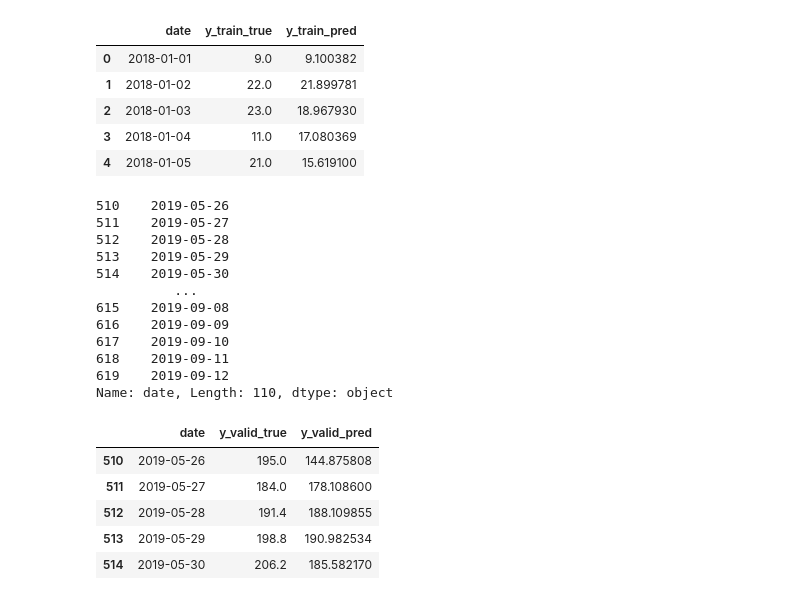
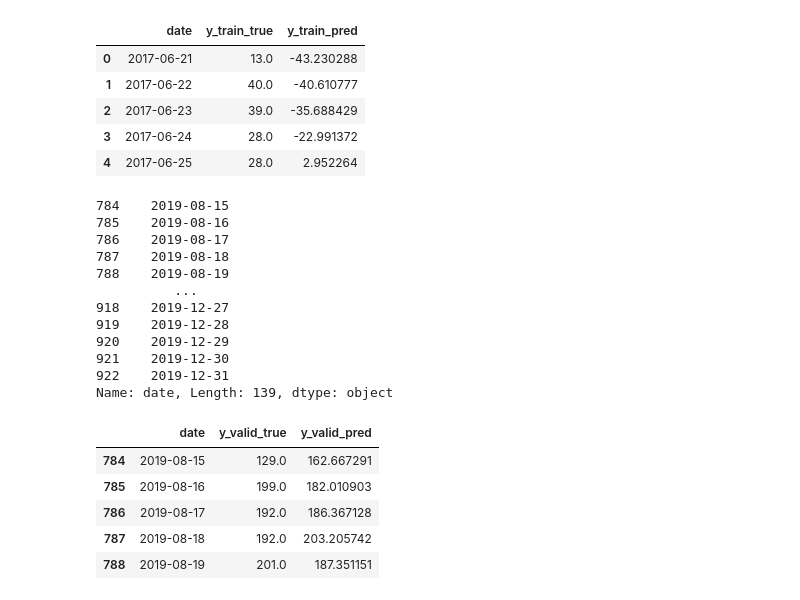
Before and after one commit to euisuk-chung/Bike-Share-Analysis, a Jupyter notebook: Notebooks/euisuk/04_run_SVR(cleaned).ipynb, the cells around one changed output. Drawn from its saved outputs; the diff is of its cells as text; code cells hidden in the pictures.

Commit message:
Data Update

```diff
--- a/Notebooks/euisuk/04_run_SVR(cleaned).ipynb
+++ b/Notebooks/euisuk/04_run_SVR(cleaned).ipynb
@@ -39,5 +48,6 @@ y_param = ['cnt']
 # %%
 c_list = [0.001, 0.01, 0.1, 1, 10, 100]
 g_list = [0.001, 0.01, 0.1, 1, 10, 100]
+e_list = [0.001, 0.01, 0.1, 1, 10, 100]
 k_list = ['linear', 'rbf', 'poly', 'sigmoid']
 # %%
@@ -105,5 +119,5 @@ def grid_search_SVR(train_data, valid_data, c_list, g_list, k_list):
 # %%
-svr_result = grid_search_SVR(train_data, valid_data, c_list, g_list, k_list)
+svr_result = grid_search_SVR(train_data, valid_data, c_list, g_list, k_list, e_list)
 # %% [output]
 linear
 rbf
@@ -134,3 +148,2 @@ svr_result.head()
 # %%
-svr_result=svr_result.sort_values(by=['MAE'], axis=0)
-svr_result
+svr_result=svr_result.sort_values(by=['MSE'], axis=0)
@@ -160,9 +162,9 @@ rbf / 100.0 / 0.1
 # %%
 # try with best param
-X_train = train_data[X_param]
-y_train = train_data[y_param]
-X_test = valid_data[X_param]
-y_test = valid_data[y_param]
+X_train = val_train_data[X_param]
+y_train = val_train_data[y_param]
+X_test = test_data[X_param]
+y_test = test_data[y_param]
 
 # scale data
 sc=StandardScaler()
@@ -177,3 +179,9 @@ ksvr.fit(X_train_std,y_train)
 # predict model
 y_train_pred=ksvr.predict(X_train_std) # kernel SVR을 이용한 #test set의 y예측치 구하기
 y_test_pred=ksvr.predict(X_test_std) # kernel SVR을 이용한 #test set의 y예측치 구하기
+
+# get perfomance metric
+MAE = metrics.mean_absolute_error(y_test,y_test_pred)
+MSE = metrics.mean_squared_error(y_test,y_test_pred)
+RMSE = np.sqrt(MSE)
+R2=metrics.r2_score(y_test,y_test_pred)
@@ -211,39 +223,39 @@ Name: date, Length: 510, dtype: object
 # %%
-train_viz = pd.DataFrame({'date' : train_data['date'],
+train_viz = pd.DataFrame({'date' : val_train_data['date'],
                           'y_train_true' : y_train.iloc[:,-1].values,
                           'y_train_pred' : y_train_pred})
 train_viz.head()
 # %% [output]
 |  | date | y_train_true | y_train_pred |
-| 0 | 2018-01-01 | 9.0 | 9.100382 |
-| 1 | 2018-01-02 | 22.0 | 21.899781 |
-| 2 | 2018-01-03 | 23.0 | 18.967930 |
-| 3 | 2018-01-04 | 11.0 | 17.080369 |
-| 4 | 2018-01-05 | 21.0 | 15.619100 |
+| 0 | 2017-06-21 | 13.0 | -43.230288 |
+| 1 | 2017-06-22 | 40.0 | -40.610777 |
+| 2 | 2017-06-23 | 39.0 | -35.688429 |
+| 3 | 2017-06-24 | 28.0 | -22.991372 |
+| 4 | 2017-06-25 | 28.0 | 2.952264 |
 # %%
-valid_data['date']
+test_data['date']
 # %% [output]
-510    2019-05-26
-511    2019-05-27
-512    2019-05-28
-513    2019-05-29
-514    2019-05-30
+784    2019-08-15
+785    2019-08-16
+786    2019-08-17
+787    2019-08-18
+788    2019-08-19
           ...
-615    2019-09-08
-616    2019-09-09
-617    2019-09-10
-618    2019-09-11
-619    2019-09-12
-Name: date, Length: 110, dtype: object
+918    2019-12-27
+919    2019-12-28
+920    2019-12-29
+921    2019-12-30
+922    2019-12-31
+Name: date, Length: 139, dtype: object
 # %%
-valid_viz = pd.DataFrame({'date' : valid_data['date'],
+valid_viz = pd.DataFrame({'date' : test_data['date'],
                           'y_valid_true' : y_test.iloc[:,-1].values,
                           'y_valid_pred' : y_test_pred})
 valid_viz.head()
 # %% [output]
 |  | date | y_valid_true | y_valid_pred |
-| 510 | 2019-05-26 | 195.0 | 144.875808 |
-| 511 | 2019-05-27 | 184.0 | 178.108600 |
-| 512 | 2019-05-28 | 191.4 | 188.109855 |
-| 513 | 2019-05-29 | 198.8 | 190.982534 |
-| 514 | 2019-05-30 | 206.2 | 185.582170 |
+| 784 | 2019-08-15 | 129.0 | 162.667291 |
+| 785 | 2019-08-16 | 199.0 | 182.010903 |
+| 786 | 2019-08-17 | 192.0 | 186.367128 |
+| 787 | 2019-08-18 | 192.0 | 203.205742 |
+| 788 | 2019-08-19 | 201.0 | 187.351151 |
```
Also changed, not shown: parts of 21 cells of this notebook, 7 other files.
